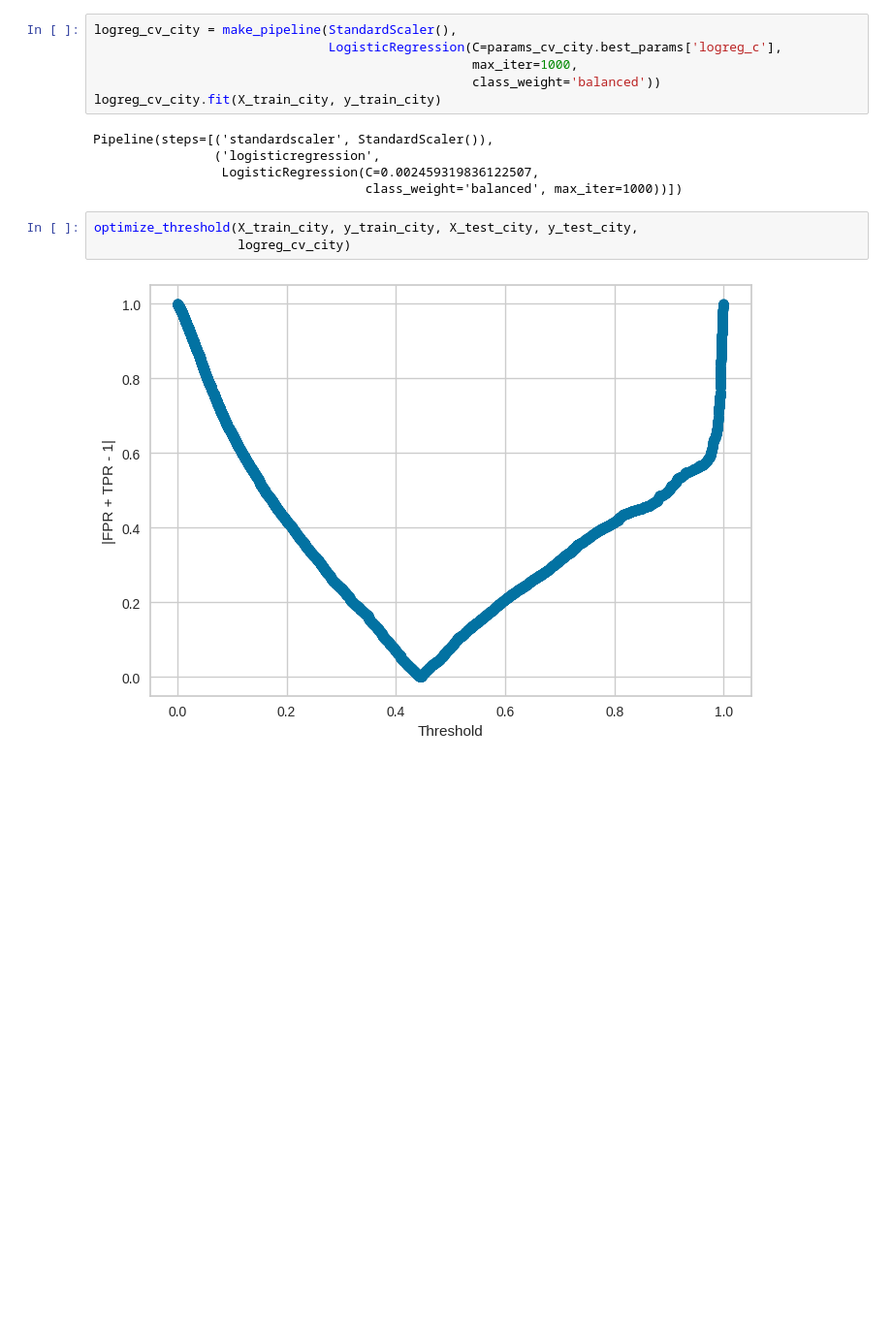
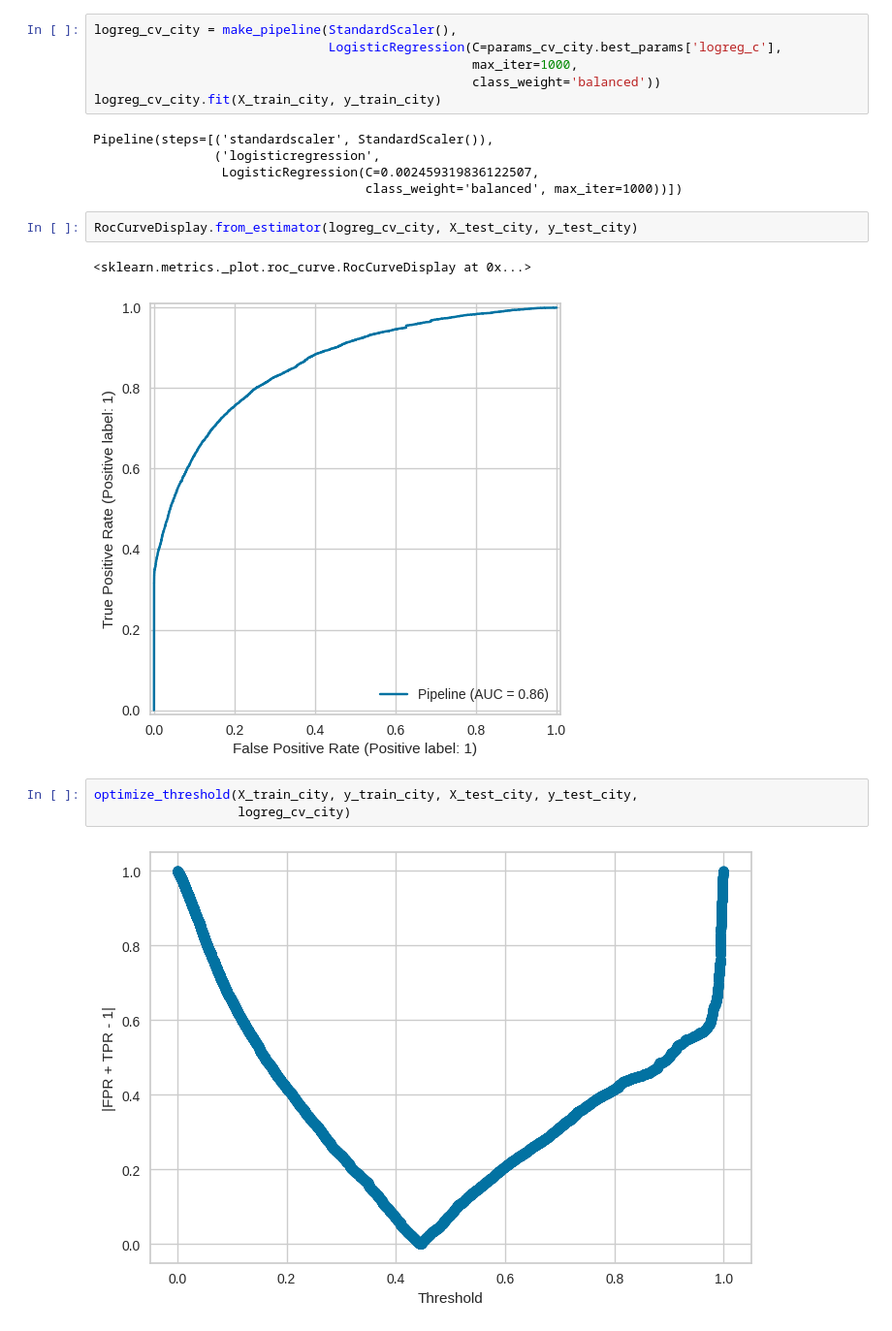
Before and after one commit to vixbi/machinelearning, a Jupyter notebook: Booking_cancellation.ipynb, the cells around one changed output. Shown at 97% size. Cells and saved outputs as stored; diff of their text form; blank space fills up the shorter version.

```diff
--- a/Booking_cancellation.ipynb
+++ b/Booking_cancellation.ipynb
@@ -1059,6 +1069,11 @@ Pipeline(steps=[('standardscaler', StandardScaler()),
                 ('logisticregression',
                  LogisticRegression(C=0.002459319836122507,
                                     class_weight='balanced', max_iter=1000))])
+# %%
+RocCurveDisplay.from_estimator(logreg_cv_city, X_test_city, y_test_city)
+# %% [output]
+<sklearn.metrics._plot.roc_curve.RocCurveDisplay at 0x...>
+[figure, added]
 # %%
 optimize_threshold(X_train_city, y_train_city, X_test_city, y_test_city,
                    logreg_cv_city)
```
Also changed, not shown: parts of 88 cells of this notebook.
